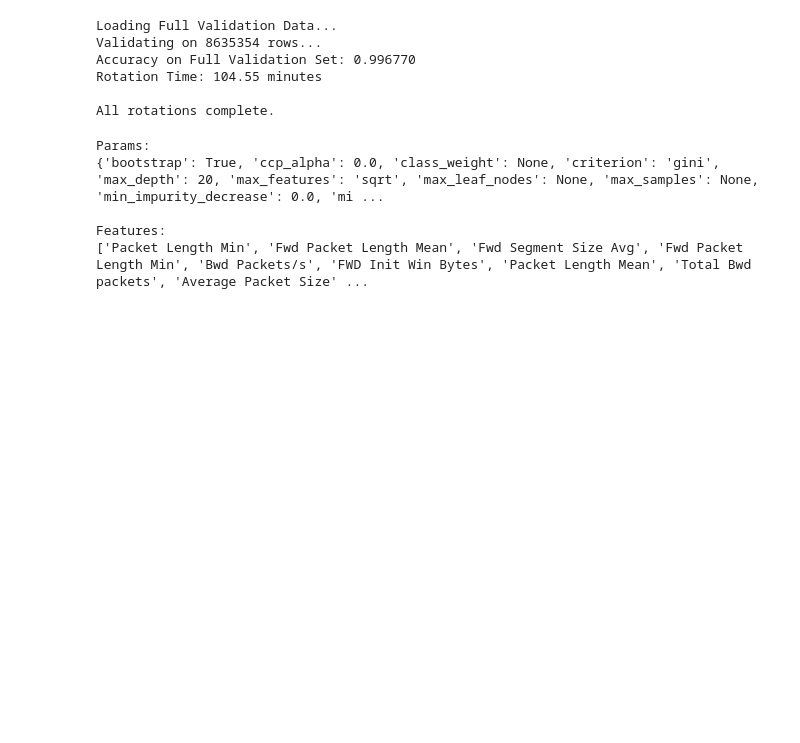
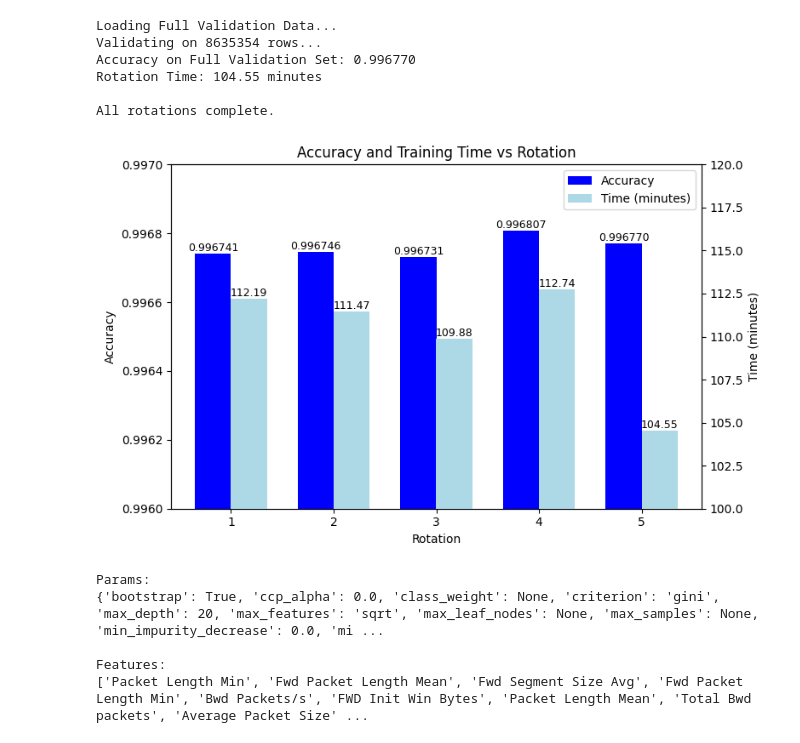
Before and after one commit to LukeMercieca/collaborative-IDS, a Jupyter notebook: src/collaborative_ids/02_base_model_training.ipynb, the cells around one changed output. Cells and saved outputs as stored; diff of their text form; code cells hidden in the pictures; blank space fills up the shorter version.

Commit message:
Finished base model data visualisation

```diff
--- a/src/collaborative_ids/02_base_model_training.ipynb
+++ b/src/collaborative_ids/02_base_model_training.ipynb
@@ -422,6 +585,82 @@ Accuracy on Full Validation Set: 0.996770
 Rotation Time: 104.55 minutes
 
 All rotations complete.
+# %%
+# Rotation Accuracy vs Training Time Comparison
+rotations = [1, 2, 3, 4, 5]
+accuracy = [0.996741, 0.996746, 0.996731, 0.996807, 0.996770]
+time_min = [112.19, 111.47, 109.88, 112.74, 104.55]
+
+# X-axis positions for grouped bars
+x = np.arange(len(rotations))
+width = 0.35
+
+# Create figure and primary axis (accuracy)
+fig, ax1 = plt.subplots(figsize=(8, 5))
+
+# Accuracy bars (left axis)
+bars_acc = ax1.bar(
+    x - width/2,
+    accuracy,
+    width,
+    color='blue',
+    label="Accuracy"
+)
+ax1.set_ylabel("Accuracy")
+ax1.set_ylim(0.996, 0.997)
+ax1.set_xlabel("Rotation")
+ax1.set_xticks(x)
+ax1.set_xticklabels(rotations)
+
+# Training time bars (right axis)
+ax2 = ax1.twinx()
+bars_time = ax2.bar(
+    x + width/2,
+    time_min,
+    width,
+    color='lightblue',
+    label="Time (minutes)"
+)
+ax2.set_ylabel("Time (minutes)")
+ax2.set_ylim(100, 120)
+
+# Annotate accuracy values
+for idx, bar in enumerate(bars_acc):
+    height = bar.get_height()
+    ax1.text(
+        bar.get_x() + bar.get_width()/2,
+        height,
+        f"{accuracy[idx]:.6f}",
+        ha='center',
+        va='bottom',
+        fontsize=9,
+        color='black'
+    )
+
+# Annotate time values
+for idx, bar in enumerate(bars_time):
+    height = bar.get_height()
+    ax2.text(
+        bar.get_x() + bar.get_width()/2,
+        height,
+        f"{time_min[idx]:.2f}",
+        ha='center',
+        va='bottom',
+        fontsize=9,
+        color='black'
+    )
+
+# Title and combined legend
+plt.title("Accuracy and Training Time vs Rotation")
+
+lines1, labels1 = ax1.get_legend_handles_labels()
+lines2, labels2 = ax2.get_legend_handles_labels()
+ax1.legend(lines1 + lines2, labels1 + labels2, loc="best")
+
+plt.tight_layout()
+plt.show()
+# %% [output]
+[figure, added]
 # %%
 # Load best trained RF model + selected features
 BEST_MODEL = joblib.load("models/rf/tuning/rf_rotation_4.joblib")
```
Also changed, not shown: parts of 11 cells of this notebook.
